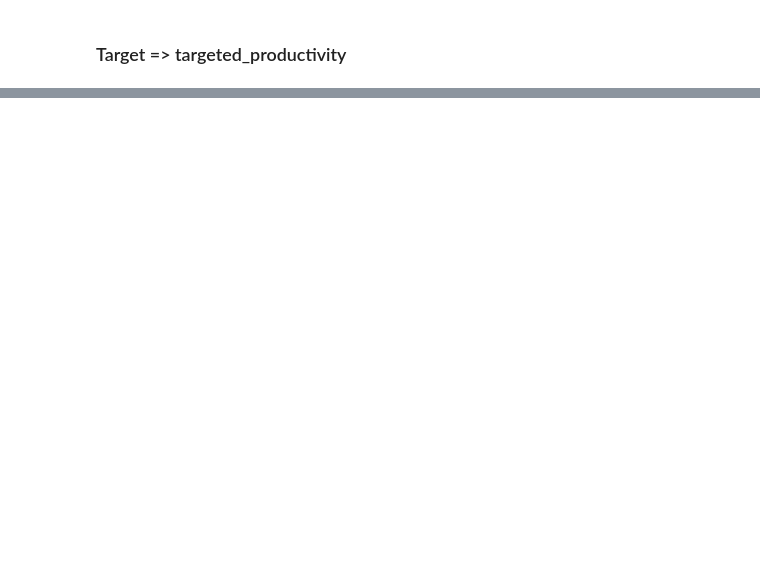
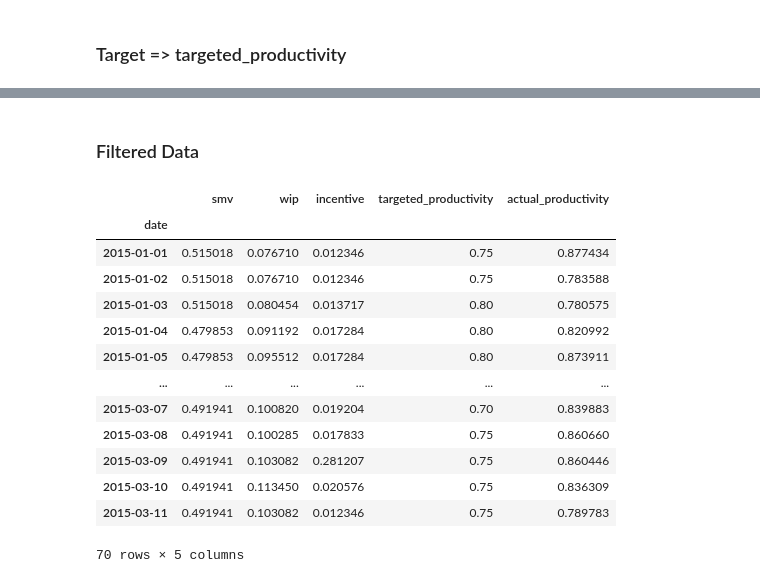
Before and after one commit to skozh/MM, a Jupyter notebook: Task4.ipynb, the cells around one changed output, grey strips where cells are left out. Drawn from its saved outputs; the diff is of its cells as text; code cells hidden in the pictures; blank space fills up the shorter version.

```diff
--- a/Task4.ipynb
+++ b/Task4.ipynb
@@ -687,0 +689,20 @@ Mean Absolute Error:  0.057000000000000085
+# %% [markdown]
+### Filtered Data
+# %%
+input_data['actual_productivity'] = tsf.values
+input_data
+# %% [output]
+|  | smv | wip | incentive | targeted_productivity | actual_productivity |
+| date |  |  |  |  |  |
+| 2015-01-01 | 0.515018 | 0.076710 | 0.012346 | 0.75 | 0.877434 |
+| 2015-01-02 | 0.515018 | 0.076710 | 0.012346 | 0.75 | 0.783588 |
+| 2015-01-03 | 0.515018 | 0.080454 | 0.013717 | 0.80 | 0.780575 |
+| 2015-01-04 | 0.479853 | 0.091192 | 0.017284 | 0.80 | 0.820992 |
+| 2015-01-05 | 0.479853 | 0.095512 | 0.017284 | 0.80 | 0.873911 |
+| ... | ... | ... | ... | ... | ... |
+| 2015-03-07 | 0.491941 | 0.100820 | 0.019204 | 0.70 | 0.839883 |
+| 2015-03-08 | 0.491941 | 0.100285 | 0.017833 | 0.75 | 0.860660 |
+| 2015-03-09 | 0.491941 | 0.103082 | 0.281207 | 0.75 | 0.860446 |
+| 2015-03-10 | 0.491941 | 0.113450 | 0.020576 | 0.75 | 0.836309 |
+| 2015-03-11 | 0.491941 | 0.103082 | 0.012346 | 0.75 | 0.789783 |
+70 rows × 5 columns
```
Also changed, not shown: parts of 7 cells of this notebook, 1 other file.
